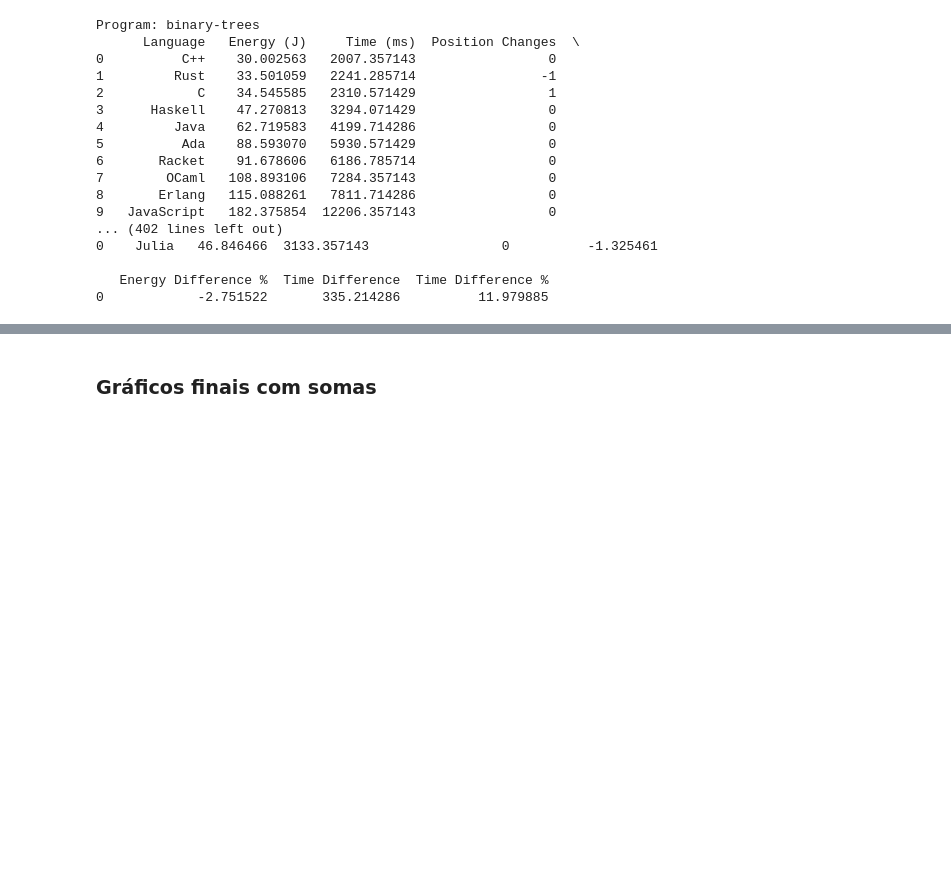
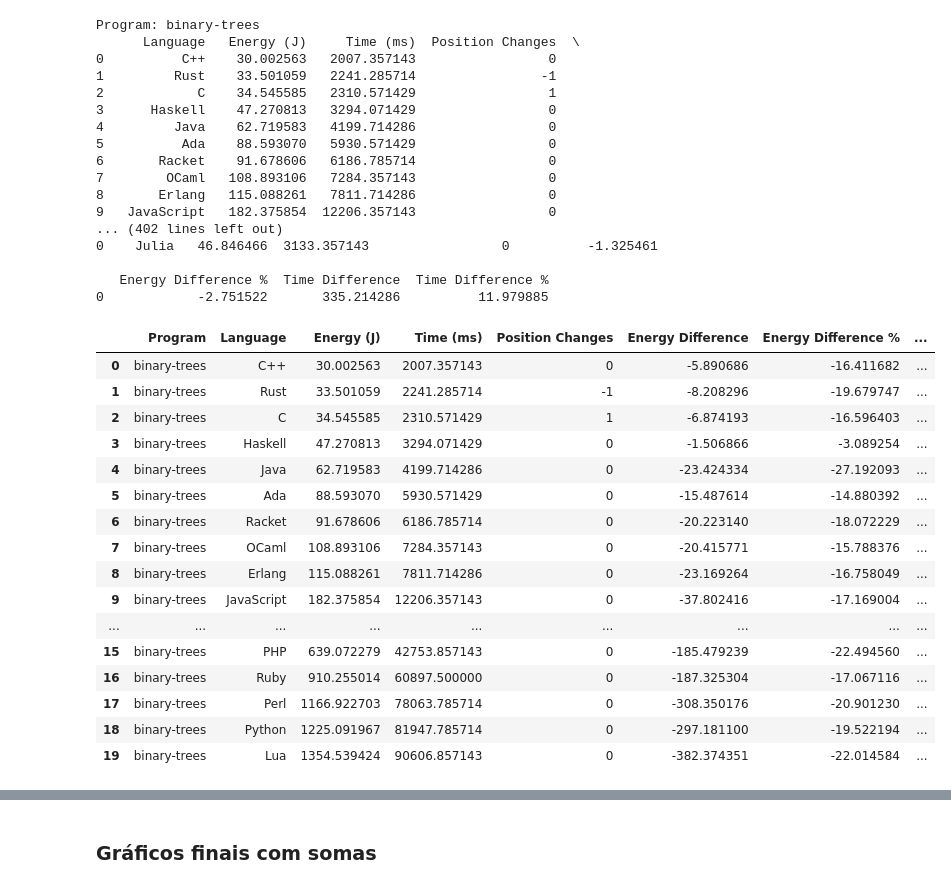
Before and after one commit to LuisMPSilva01/Energy-Languages-PowerCap, a Jupyter notebook: NoteBooks/statistics.ipynb, the cells around one changed output, grey strips where cells are left out. Cells and saved outputs as stored; diff of their text form; code cells hidden in the pictures; blank space fills up the shorter version.

```diff
--- a/NoteBooks/statistics.ipynb
+++ b/NoteBooks/statistics.ipynb
@@ -360,3 +360,24 @@ Program: binary-trees
 
    Energy Difference %  Time Difference  Time Difference %
 0            -2.751522       335.214286          11.979885
+# %%
+binaryTrees = dict_limit_15["binary-trees"]
+binaryTrees['Type'] = "undefined"
+# %%
+binaryTrees.loc[binaryTrees['Language'] == 'Ada', 'Type'] = "Compiled"
+binaryTrees.loc[binaryTrees['Language'] == 'C', 'Type'] = "Compiled"
+binaryTrees.loc[binaryTrees['Language'] == 'C++', 'Type'] = "Compiled"
+binaryTrees.loc[binaryTrees['Language'] == 'Go', 'Type'] = "Compiled"
+binaryTrees.loc[binaryTrees['Language'] == 'Haskell', 'Type'] = "Compiled"
+binaryTrees.loc[binaryTrees['Language'] == 'OCaml', 'Type'] = "Compiled"
+binaryTrees.loc[binaryTrees['Language'] == 'Rust', 'Type'] = "Compiled"
+binaryTrees.loc[binaryTrees['Language'] == 'Swift', 'Type'] = "Compiled"
+# %%
+binaryTrees.loc[binaryTrees['Language'] == 'Dart', 'Type'] = "Interpreted"
+binaryTrees.loc[binaryTrees['Language'] == 'JavaScript', 'Type'] = "Interpreted"
+binaryTrees.loc[binaryTrees['Language'] == 'Lua', 'Type'] = "Interpreted"
+binaryTrees.loc[binaryTrees['Language'] == 'Perl', 'Type'] = "Interpreted"
+binaryTrees.loc[binaryTrees['Language'] == 'PHP', 'Type'] = "Interpreted"
+binaryTrees.loc[binaryTrees['Language'] == 'Python', 'Type'] = "Interpreted"
+binaryTrees.loc[binaryTrees['Language'] == 'Ruby', 'Type'] = "Interpreted"
+binaryTrees.loc[binaryTrees['Language'] == 'Julia', 'Type'] = "Interpreted"
@@ -362,0 +389,20 @@ Program: binary-trees
+# %%
+binaryTrees.head(20)
+# %% [output]
+|  | Program | Language | Energy (J) | Time (ms) | Position Changes | Energy Difference | Energy Difference % | ... |
+| 0 | binary-trees | C++ | 30.002563 | 2007.357143 | 0 | -5.890686 | -16.411682 | ... |
+| 1 | binary-trees | Rust | 33.501059 | 2241.285714 | -1 | -8.208296 | -19.679747 | ... |
+| 2 | binary-trees | C | 34.545585 | 2310.571429 | 1 | -6.874193 | -16.596403 | ... |
+| 3 | binary-trees | Haskell | 47.270813 | 3294.071429 | 0 | -1.506866 | -3.089254 | ... |
+| 4 | binary-trees | Java | 62.719583 | 4199.714286 | 0 | -23.424334 | -27.192093 | ... |
+| 5 | binary-trees | Ada | 88.593070 | 5930.571429 | 0 | -15.487614 | -14.880392 | ... |
+| 6 | binary-trees | Racket | 91.678606 | 6186.785714 | 0 | -20.223140 | -18.072229 | ... |
+| 7 | binary-trees | OCaml | 108.893106 | 7284.357143 | 0 | -20.415771 | -15.788376 | ... |
+| 8 | binary-trees | Erlang | 115.088261 | 7811.714286 | 0 | -23.169264 | -16.758049 | ... |
+| 9 | binary-trees | JavaScript | 182.375854 | 12206.357143 | 0 | -37.802416 | -17.169004 | ... |
+| ... | ... | ... | ... | ... | ... | ... | ... | ... |
+| 15 | binary-trees | PHP | 639.072279 | 42753.857143 | 0 | -185.479239 | -22.494560 | ... |
+| 16 | binary-trees | Ruby | 910.255014 | 60897.500000 | 0 | -187.325304 | -17.067116 | ... |
+| 17 | binary-trees | Perl | 1166.922703 | 78063.785714 | 0 | -308.350176 | -20.901230 | ... |
+| 18 | binary-trees | Python | 1225.091967 | 81947.785714 | 0 | -297.181100 | -19.522194 | ... |
+| 19 | binary-trees | Lua | 1354.539424 | 90606.857143 | 0 | -382.374351 | -22.014584 | ... |
```
Also changed, not shown: parts of 3 cells of this notebook.
